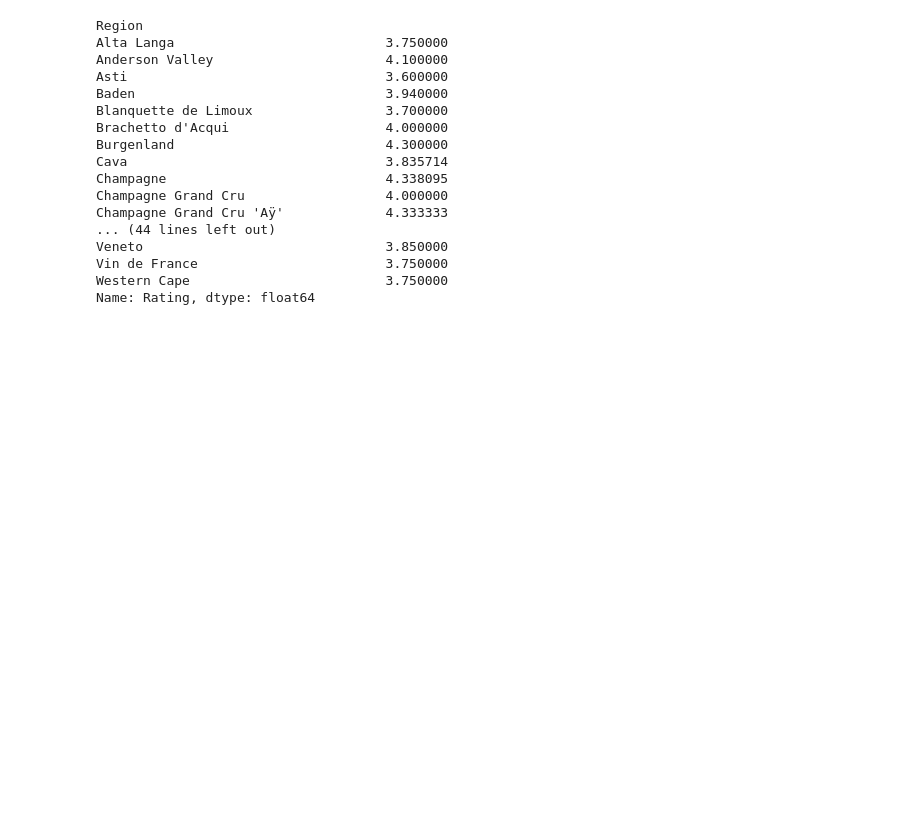
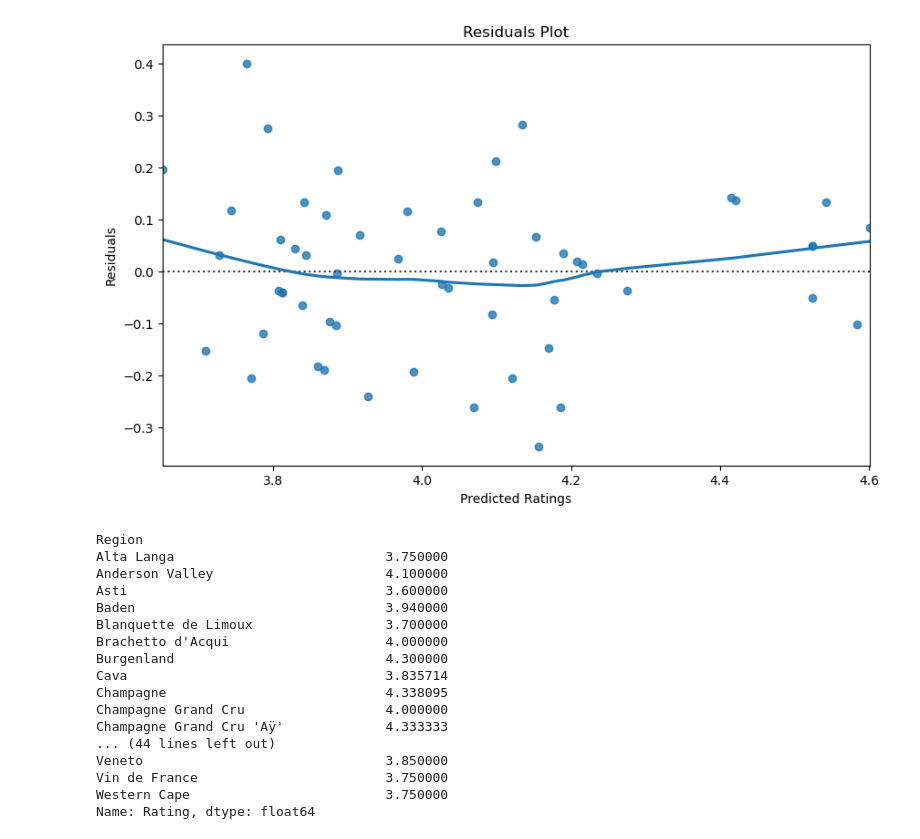
Before and after one commit to Parker-Teske/Wine_Project, a Jupyter notebook: Sparkling_LR_model.ipynb, the cells around one changed output. Cells and saved outputs as stored; diff of their text form; code cells hidden in the pictures; blank space fills up the shorter version.

```diff
--- a/Sparkling_LR_model.ipynb
+++ b/Sparkling_LR_model.ipynb
@@ -88,3 +105,16 @@ The standard deviation is 0.28456569346063876.
+# %%
+
+# Plot residuals
+residuals = y_test - predictions
+plt.figure(figsize=(10, 6))
+sns.residplot(x=predictions, y=residuals, lowess=True)
+plt.xlabel('Predicted Ratings')
+plt.ylabel('Residuals')
+plt.title('Residuals Plot')
+plt.savefig('Sparkling_Residual.png')
+plt.show()
+# %% [output]
+[figure, added]
 # %%
 Region_ratings = df.groupby("Region")["Rating"].mean()
 Region_ratings
```
Also changed, not shown: parts of 18 cells of this notebook, 13 other files.
